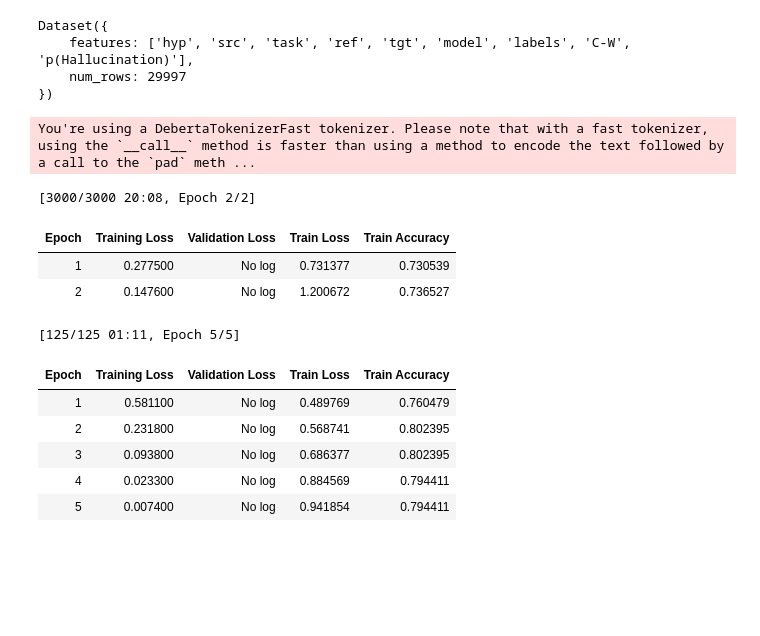
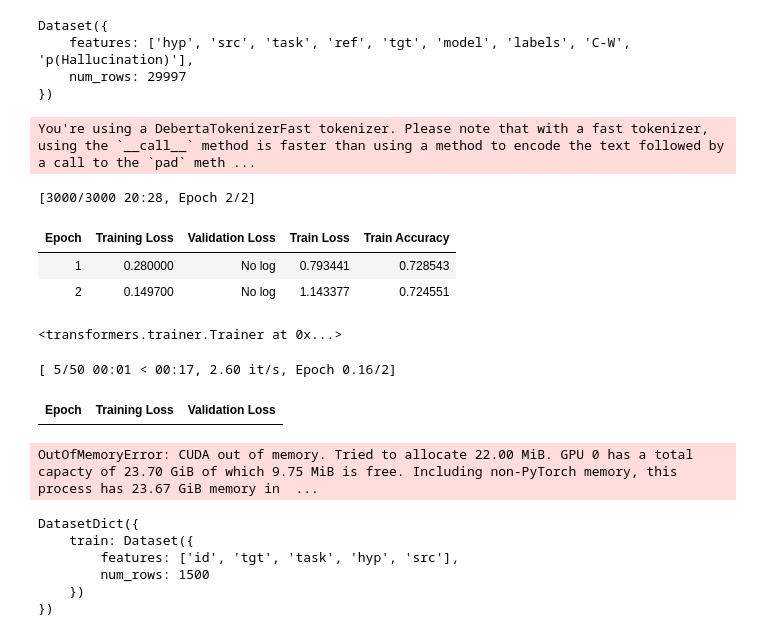
Before and after one commit to MAL-TO/shroom, a Jupyter notebook: sequential_finetuning.ipynb, the cells around one changed output. Cells and saved outputs as stored; diff of their text form; code cells hidden in the pictures; blank space fills up the shorter version.

```diff
--- a/sequential_finetuning.ipynb
+++ b/sequential_finetuning.ipynb
@@ -11,7 +11,7 @@ BASE_DIR = Path("/data1/malto/shroom/")
 BATCH_SIZE = 20
 NUM_EPOCHS_SYN = 2
 NUM_EPOCHS_GPT = 2
-NUM_EPOCHS_TRUE = 5
+NUM_EPOCHS_TRUE = 2
 
 BASE_DIR = Path("/data1/malto/shroom/")
 
@@ -92,6 +92,7 @@ def train_with_dataset(ds, num_epochs):
     )
 
     trainer.train()
+    return trainer
 # %%
 ds_syn
 # %% [output]
@@ -103,19 +104,16 @@ Dataset({
 train_with_dataset(ds_syn, NUM_EPOCHS_SYN)
 # %% [output]
 You're using a DebertaTokenizerFast tokenizer. Please note that with a fast tokenizer, using the `__call__` method is faster than using a method to encode the text followed by a call to the `pad` meth ...
-[3000/3000 20:08, Epoch 2/2]
+[3000/3000 20:28, Epoch 2/2]
 | Epoch | Training Loss | Validation Loss | Train Loss | Train Accuracy |
-| 1 | 0.277500 | No log | 0.731377 | 0.730539 |
-| 2 | 0.147600 | No log | 1.200672 | 0.736527 |
+| 1 | 0.280000 | No log | 0.793441 | 0.728543 |
+| 2 | 0.149700 | No log | 1.143377 | 0.724551 |
+<transformers.trainer.Trainer at 0x...>
 # %%
 #train_with_dataset(ds_gpt['train'], NUM_EPOCHS_GPT)
 # %%
-train_with_dataset(ds_val['train'], NUM_EPOCHS_TRUE)
+trainer = train_with_dataset(ds_val['train'], NUM_EPOCHS_TRUE)
 # %% [output]
-[125/125 01:11, Epoch 5/5]
+[ 5/50 00:01 < 00:17, 2.60 it/s, Epoch 0.16/2]
-| Epoch | Training Loss | Validation Loss | Train Loss | Train Accuracy |
-| 1 | 0.581100 | No log | 0.489769 | 0.760479 |
-| 2 | 0.231800 | No log | 0.568741 | 0.802395 |
-| 3 | 0.093800 | No log | 0.686377 | 0.802395 |
-| 4 | 0.023300 | No log | 0.884569 | 0.794411 |
-| 5 | 0.007400 | No log | 0.941854 | 0.794411 |
+| Epoch | Training Loss | Validation Loss |
+OutOfMemoryError: CUDA out of memory. Tried to allocate 22.00 MiB. GPU 0 has a total capacty of 23.70 GiB of which 9.75 MiB is free. Including non-PyTorch memory, this process has 23.67 GiB memory in  ...
@@ -121,0 +126,9 @@ train_with_dataset(ds_val['train'], NUM_EPOCHS_TRUE)
+# %%
+ds_test
+# %% [output]
+DatasetDict({
+    train: Dataset({
+        features: ['id', 'tgt', 'task', 'hyp', 'src'],
+        num_rows: 1500
+    })
+})
```
Also changed, not shown: parts of 3 cells of this notebook, 3 other files.
